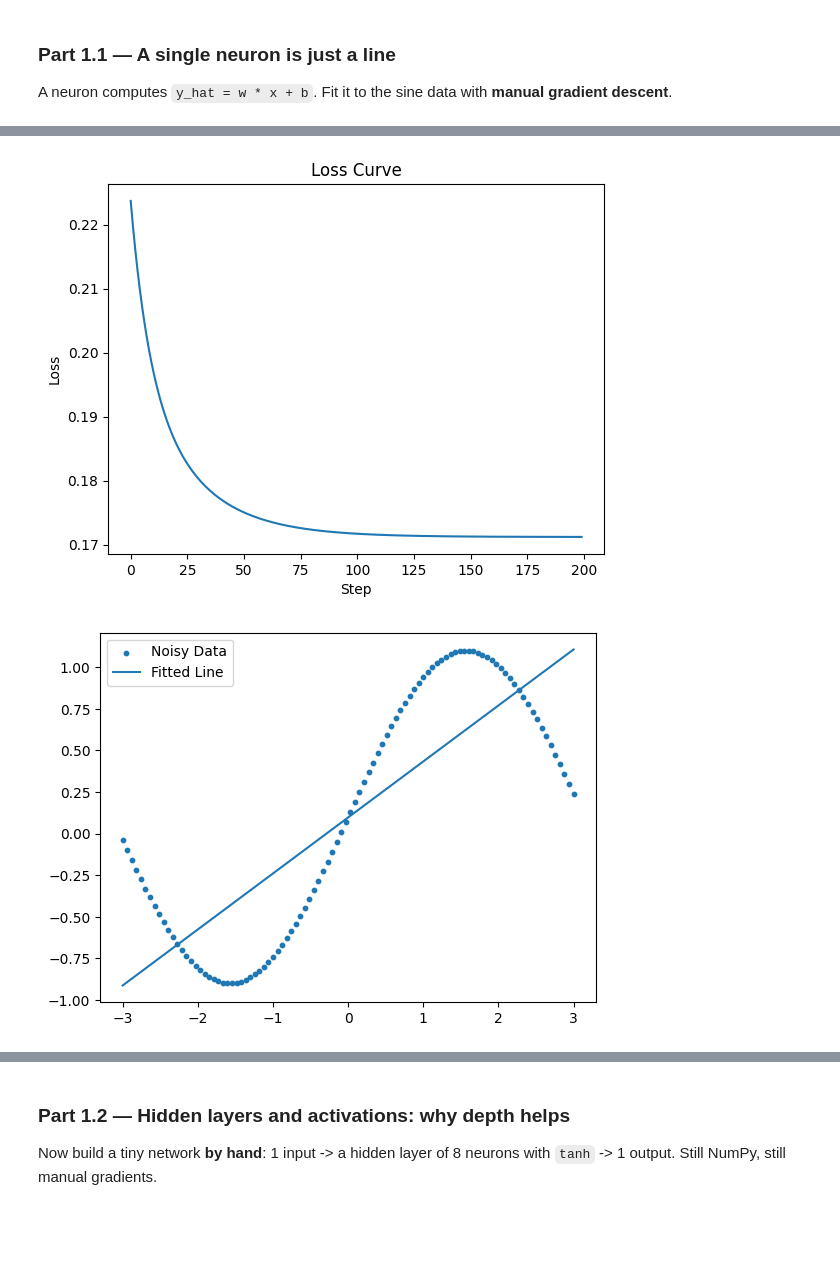
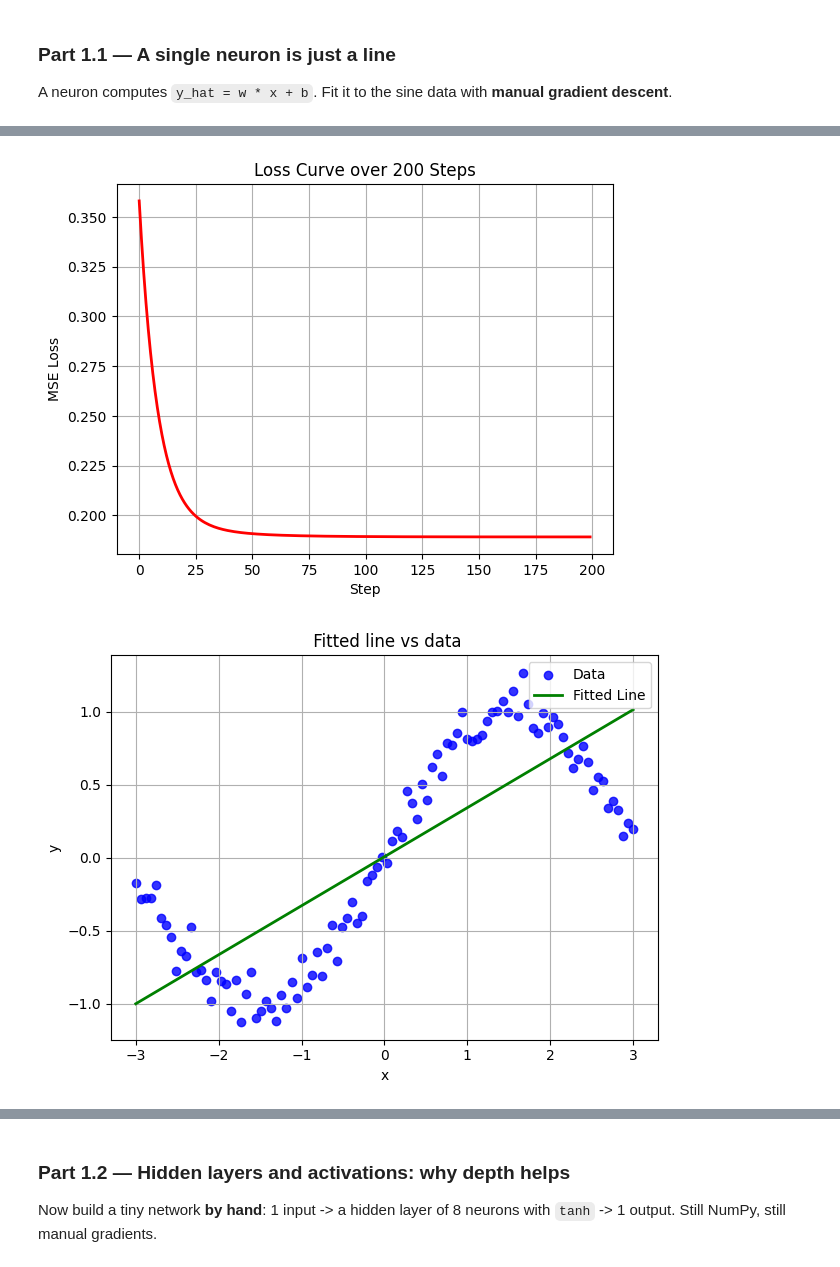
Before and after one commit to victoriabrowwn/lab---3, a Jupyter notebook: Lab_3.ipynb, the cells around one changed output, grey strips where cells are left out. Cells and saved outputs as stored; diff of their text form; code cells hidden in the pictures; blank space fills up the shorter version.

```diff
--- a/Lab_3.ipynb
+++ b/Lab_3.ipynb
@@ -71,27 +71,27 @@ and the loss going down.
 A neuron computes `y_hat = w * x + b`. Fit it to the sine data with **manual gradient descent**.
 # %%
 # TODO: Generate the toy data
-x = np.linspace(-3, 3, 100);
-std = 0.1
-y = np.sin(x) + std;
+x = np.linspace(-3, 3, 100)
+y = np.sin(x) + np.random.normal(0, 0.1, 100)
 
 #   Plot it.
-plot_x = np.linspace(-3, 3, 1000)
-plot_y = np.sin(plot_x)
-plt.plot(plot_x, plot_y, label= 'True sin(x)')
-plt.scatter(x, y, label="Noisy Data",s = 10)
+plt.figure(figsize=(6, 4))
+plt.scatter(x, y, s=15,alpha=0.6, label="noisy sin(x) data")
+plt.title("Toy dataset: Sine wave with Gaussian  noise")
+plt.xlabel("x"); plt.ylabel("y"); plt.legend()
 plt.show()
 
 
+
 # TODO: Initialise w and b to small random values.
-w = np.random.randn() * 0.5
-b = np.random.randn() * 0.5
+w = np.random.randn() * 0.1
+b = np.random.randn() * 0.1
 
 # TODO: Implement ONE gradient-descent step by hand, then loop it for ~200 steps:
 lr = 0.01
-steps = 200
 losses = []
-for step in range(steps):
+
+for step in range(200):
   y_hat = w * x + b
   loss = np.mean((y_hat - y) ** 2)
   dw = np.mean(2 * (y_hat - y) * x)
@@ -103,14 +103,23 @@ for step in range(steps):
 
 # TODO: Plot (a) the loss curve over the 200 steps, and
 #             (b) the data with the fitted line on top.
-plt.plot(losses)
-plt.xlabel('Step')
-plt.ylabel('Loss')
-plt.title('Loss Curve')
+plt.plot(losses, color='red', lw=2)
+plt.title("Loss Curve over 200 Steps")
+plt.xlabel("Step")
+plt.ylabel("MSE Loss")
+plt.grid(True)
 plt.show()
 
-plt.scatter(x, y, label="Noisy Data",s = 10)
-plt.plot(plot_x, w * plot_x + b, label='Fitted Line')
+
+plt.scatter(x, y, color='blue', alpha=0.8, label='Data')
+plt.plot(x, w * x + b, color='green', lw=2, label=f'Fitted Line')
+plt.title(" Fitted line vs data")
+plt.xlabel("x")
+plt.ylabel("y")
 plt.legend()
+plt.grid(True)
+
+
+plt.tight_layout()
 plt.show()
 # %% [output]
@@ -118,5 +127,5 @@ plt.show()
-[figure, old version]
+[figure, new version]
-[figure, old version]
+[figure, new version]
 # %% [markdown]
 **Student Reasoning — The single neuron**
 *1. Derive `dLoss/dw` on paper and include a photo or the LaTeX in this cell — does it match
```
Also changed, not shown: parts of 2 cells of this notebook.
